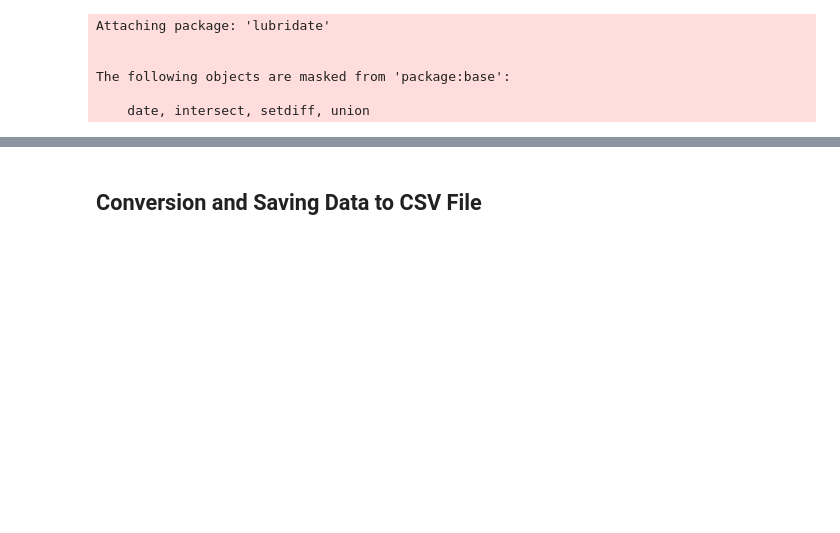
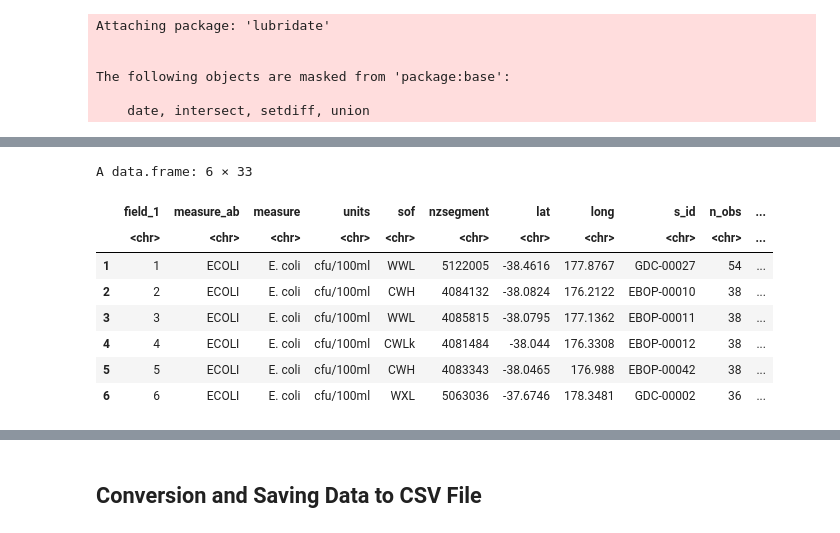
Before and after one commit to beuri97/data201_gp, a Jupyter notebook: water_quality/Water Quality.ipynb, the cells around one changed output, grey strips where cells are left out. Drawn from its saved outputs; the diff is of its cells as text; code cells hidden in the pictures; blank space fills up the shorter version.

```diff
--- a/water_quality/Water Quality.ipynb
+++ b/water_quality/Water Quality.ipynb
@@ -43,0 +83,14 @@ The following objects are masked from 'package:base':
+# %%
+river_ecoli <- get_data_from_mfe("e046a540d83e49248cbda9cce3f23c2e", "table-109662")
+river_ecoli %>%
+    head()
+# %% [output]
+A data.frame: 6 × 33
+|  | field_1 | measure_ab | measure | units | sof | nzsegment | lat | long | s_id | n_obs | ... |
+|  | <chr> | <chr> | <chr> | <chr> | <chr> | <chr> | <chr> | <chr> | <chr> | <chr> | ... |
+| 1 | 1 | ECOLI | E. coli | cfu/100ml | WWL | 5122005 | -38.4616 | 177.8767 | GDC-00027 | 54 | ... |
+| 2 | 2 | ECOLI | E. coli | cfu/100ml | CWH | 4084132 | -38.0824 | 176.2122 | EBOP-00010 | 38 | ... |
+| 3 | 3 | ECOLI | E. coli | cfu/100ml | WWL | 4085815 | -38.0795 | 177.1362 | EBOP-00011 | 38 | ... |
+| 4 | 4 | ECOLI | E. coli | cfu/100ml | CWLk | 4081484 | -38.044 | 176.3308 | EBOP-00012 | 38 | ... |
+| 5 | 5 | ECOLI | E. coli | cfu/100ml | CWH | 4083343 | -38.0465 | 176.988 | EBOP-00042 | 38 | ... |
+| 6 | 6 | ECOLI | E. coli | cfu/100ml | WXL | 5063036 | -37.6746 | 178.3481 | GDC-00002 | 36 | ... |
```
Also changed, not shown: parts of 22 cells of this notebook, 21 other files.
